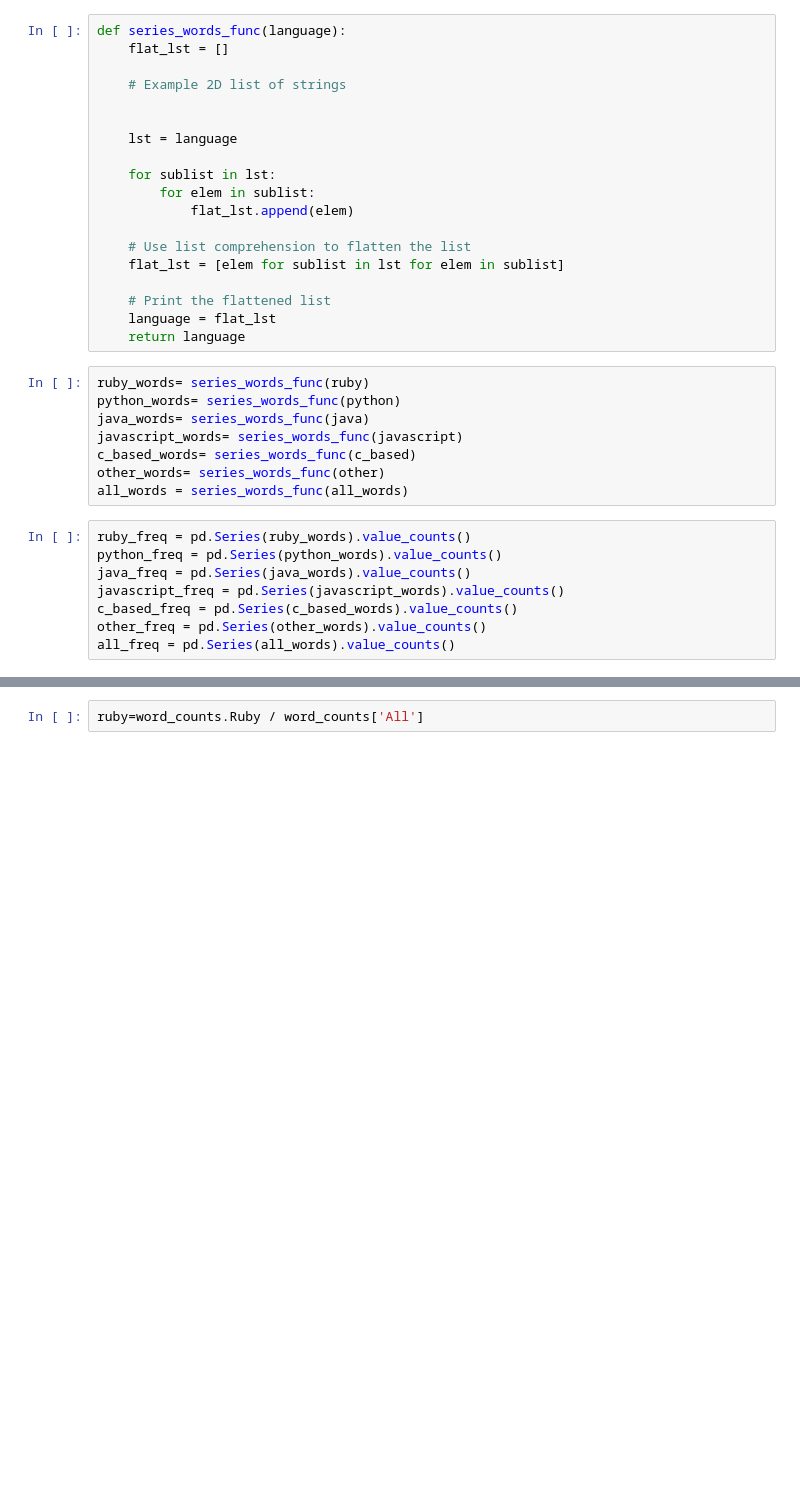
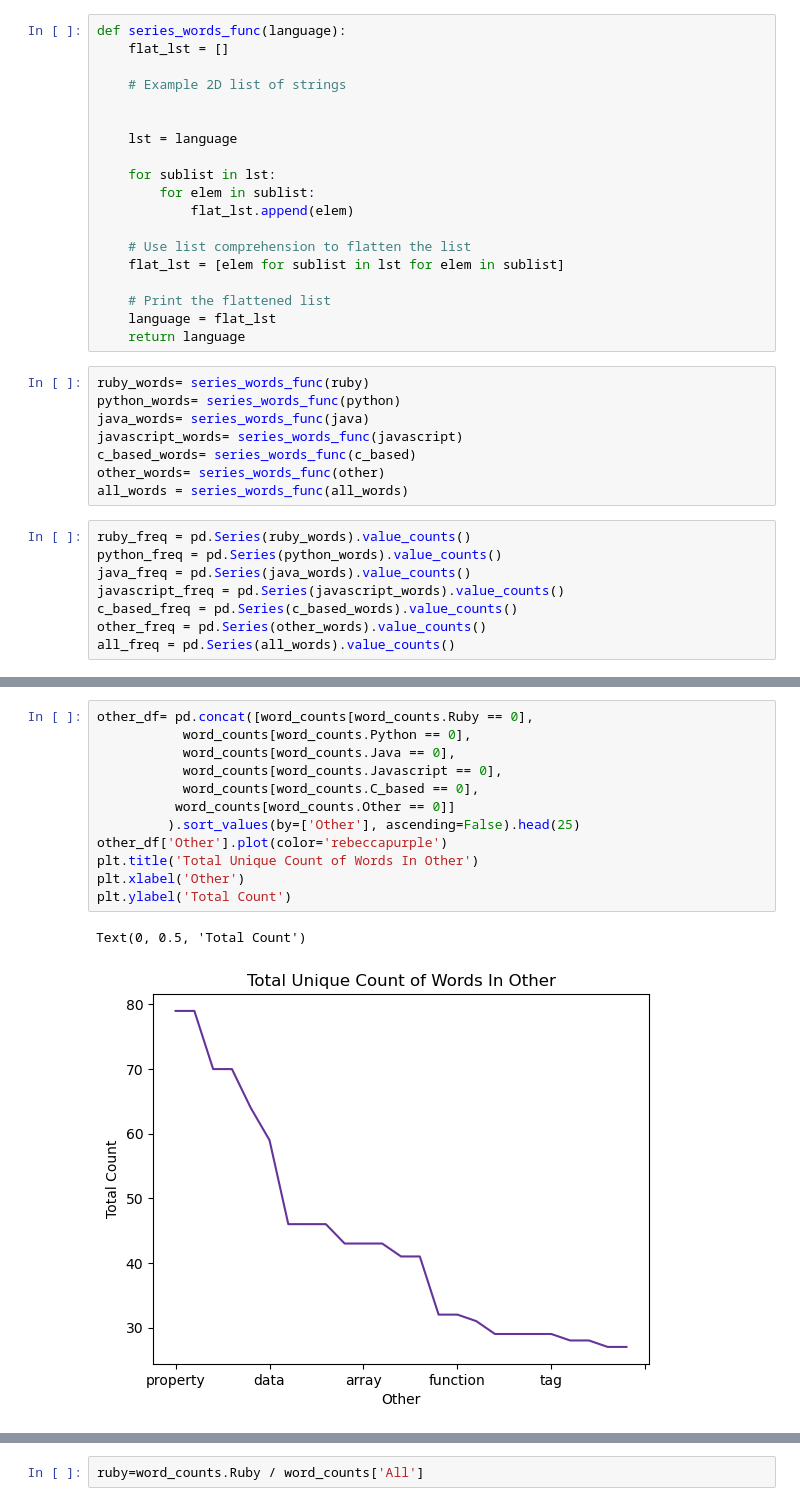
Before and after one commit to Speakeasy-Casino/ace-archives, a Jupyter notebook: github-scrape.ipynb, the cells around one changed output, grey strips where cells are left out. Saved outputs shown, nothing was run; the diff lists cells and outputs as text; blank space fills up the shorter version.

```diff
--- a/github-scrape.ipynb
+++ b/github-scrape.ipynb
@@ -474,0 +489,15 @@ word_counts.sort_values(by='All', ascending=False)
+# %%
+other_df= pd.concat([word_counts[word_counts.Ruby == 0],
+           word_counts[word_counts.Python == 0],
+           word_counts[word_counts.Java == 0],
+           word_counts[word_counts.Javascript == 0],
+           word_counts[word_counts.C_based == 0],
+          word_counts[word_counts.Other == 0]]
+         ).sort_values(by=['Other'], ascending=False).head(25)
+other_df['Other'].plot(color='rebeccapurple')
+plt.title('Total Unique Count of Words In Other')
+plt.xlabel('Other')
+plt.ylabel('Total Count')
+# %% [output]
+Text(0, 0.5, 'Total Count')
+[figure, added]
```
Also changed, not shown: parts of 12 cells of this notebook.
